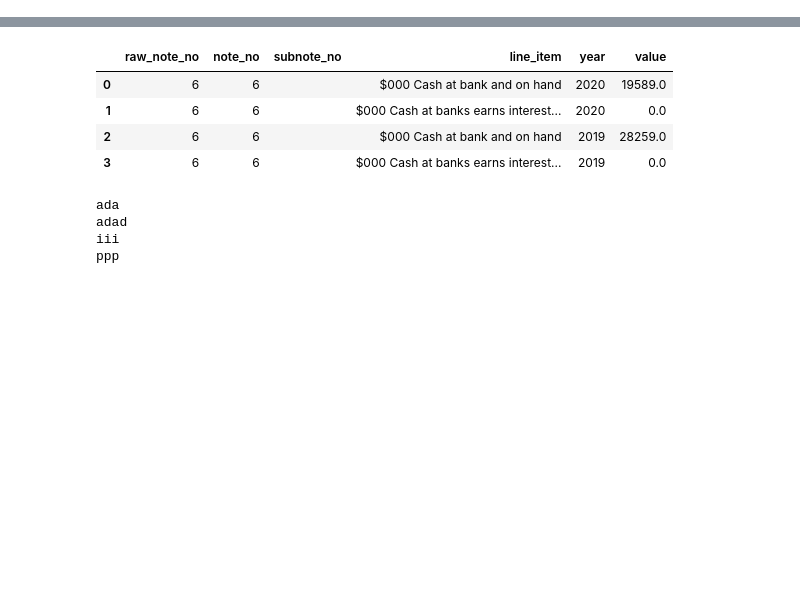
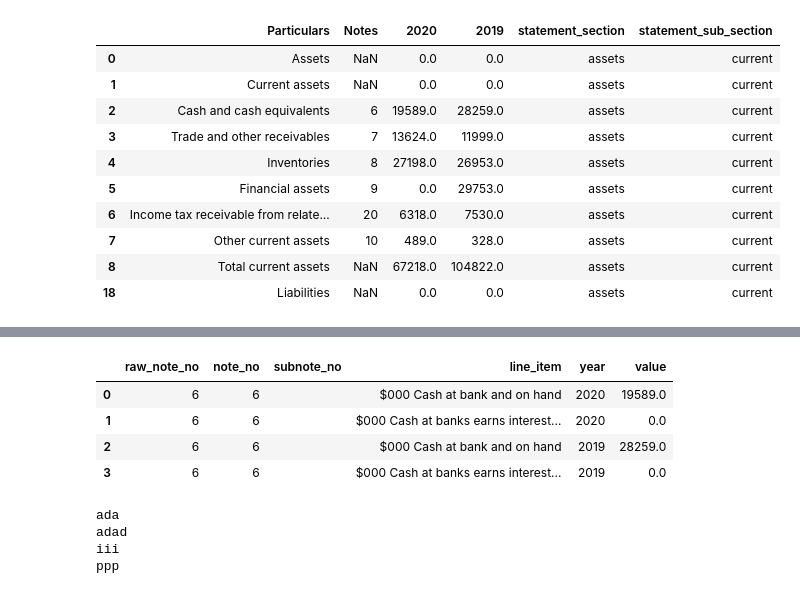
Before and after one commit to AI-paltan/main_page_processing, a Jupyter notebook: CBS_mapping.ipynb, the cells around one changed output, grey strips where cells are left out. Cells and saved outputs as stored; diff of their text form; code cells hidden in the pictures; blank space fills up the shorter version.

```diff
--- a/CBS_mapping.ipynb
+++ b/CBS_mapping.ipynb
@@ -22,3 +40,17 @@ obj_cbs_mapping.trigger_job()
+# %%
+cbs_dict[7][(cbs_dict[7]["statement_section"].str.lower()=="assets")&(cbs_dict[7]["statement_sub_section"].str.lower()=="current")]
+# %% [output]
+|  | Particulars | Notes | 2020 | 2019 | statement_section | statement_sub_section |
+| 0 | Assets | NaN | 0.0 | 0.0 | assets | current |
+| 1 | Current assets | NaN | 0.0 | 0.0 | assets | current |
+| 2 | Cash and cash equivalents | 6 | 19589.0 | 28259.0 | assets | current |
+| 3 | Trade and other receivables | 7 | 13624.0 | 11999.0 | assets | current |
+| 4 | Inventories | 8 | 27198.0 | 26953.0 | assets | current |
+| 5 | Financial assets | 9 | 0.0 | 29753.0 | assets | current |
+| 6 | Income tax receivable from relate... | 20 | 6318.0 | 7530.0 | assets | current |
+| 7 | Other current assets | 10 | 489.0 | 328.0 | assets | current |
+| 8 | Total current assets | NaN | 67218.0 | 104822.0 | assets | current |
+| 18 | Liabilities | NaN | 0.0 | 0.0 | assets | current |
 # %%
 obj_cbs_mapping.bs_bucket_dict
 # %% [output]
```
Also changed, not shown: parts of 2 cells of this notebook, 3 other files.
